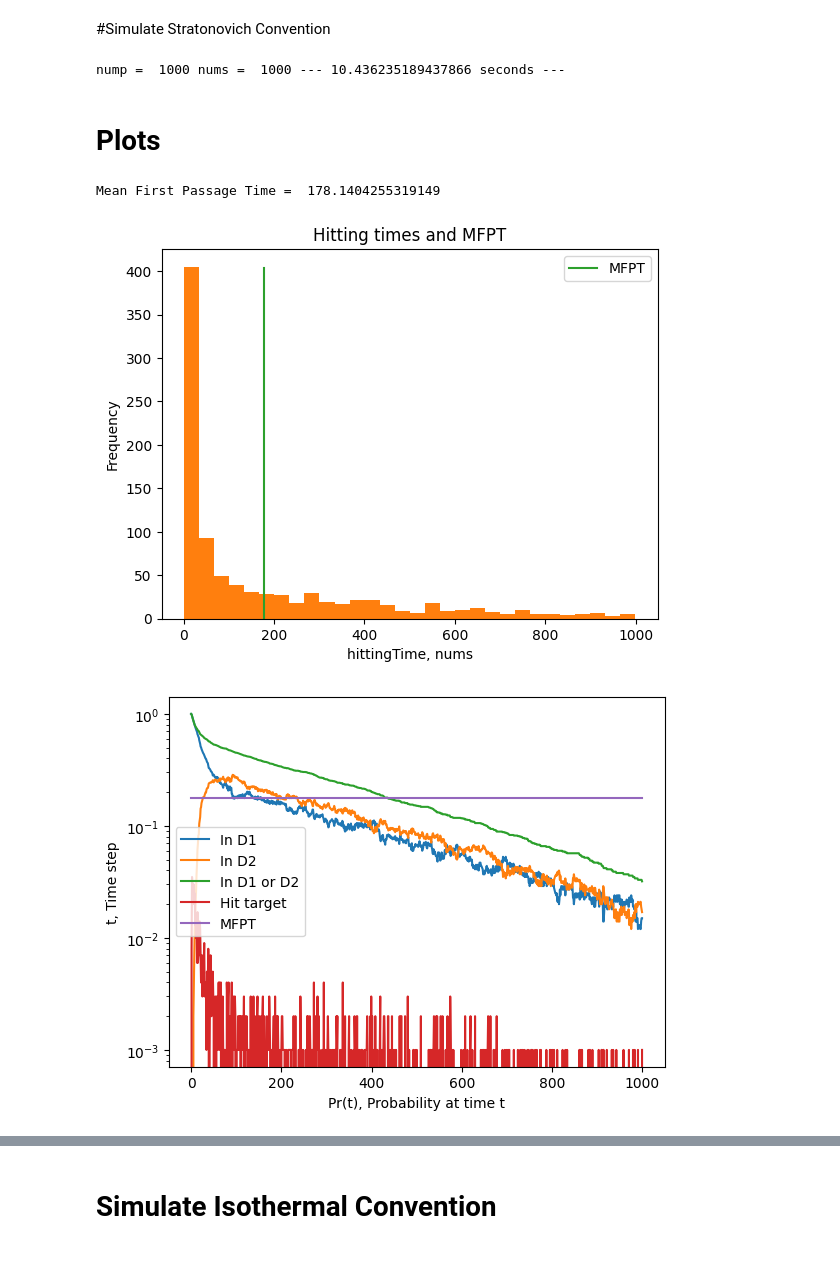
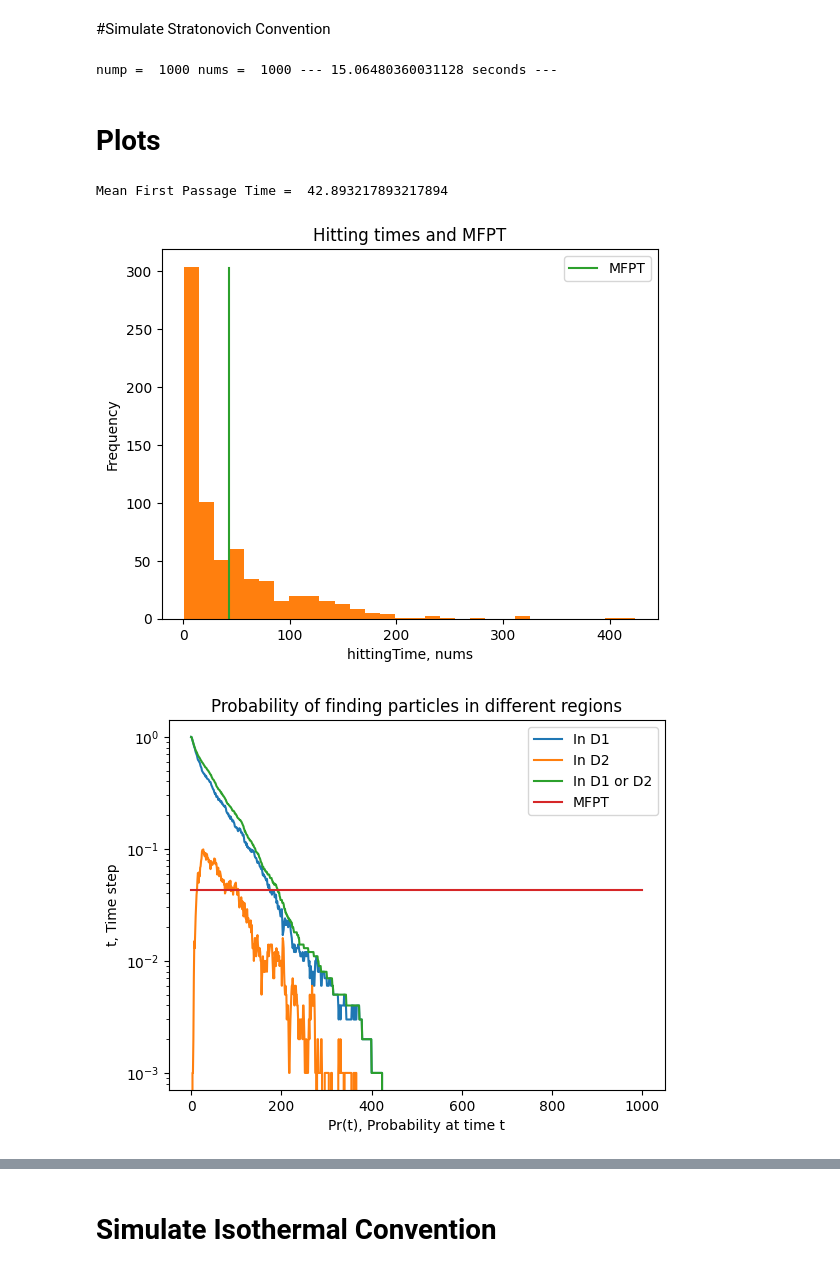
Before and after one commit to shreeganeshasharma/ParticleSimulations, a Jupyter notebook: 2DWithoutPores.ipynb, the cells around one changed output, grey strips where cells are left out. Cells and saved outputs as stored; diff of their text form; code cells hidden in the pictures.

```diff
--- a/2DWithoutPores.ipynb
+++ b/2DWithoutPores.ipynb
@@ -20,7 +20,7 @@ import math
 import numpy as np
 from scipy.stats import bernoulli
 import matplotlib.pyplot as plt
-
+np.random.seed(1653)
 #Brownian motion parameters
 #Dimensions - 1, 2 or 3
 dim = 2
@@ -37,7 +37,7 @@ R2 = 1
 #Diffusivity of inner medium
 D1 = 1
 #Diffusivity of outer medium
-D2 = 10
+D2 = 100
 
 #Radius of the target at the center
 R = R1 / 5
@@ -373,7 +306,7 @@ for i in range(nump):
 #Time taken to simulate motion of nump particles each taking nums steps
 print("nump = ", nump, "nums = ", nums, "--- %s seconds ---" % (time.time() - start_time))
 # %% [output]
-nump =  1000 nums =  1000 --- 10.436235189437866 seconds ---
+nump =  1000 nums =  1000 --- 15.06480360031128 seconds ---
 # %% [markdown]
 # Plots
 # %%
@@ -389,36 +322,37 @@ plt.ylabel("Frequency")
 plt.xlabel("hittingTime, nums")
 plt.title("Hitting times and MFPT")
 plt.legend()
+plt.savefig(f'/content/drive/MyDrive/Images/2D/WithoutPores/Hist_Strat_{nump}_{nums}_{D1}_{D2}.png')
 plt.show()
-#plt.savefig('/content/drive/MyDrive/Images/Hit_Strat_1_10.png')
 # %% [output]
-Mean First Passage Time =  178.1404255319149
+Mean First Passage Time =  42.893217893217894
-[figure, old version]
+[figure, new version]
 # %%
 #Probability of finding a particle in medium1 or medium2 or hiting the target
 count1 = np.zeros(nums)
 count2 = np.zeros(nums)
 count3 = np.zeros(nums)
 for t in range(nums):
   for p in range(nump):
     """Here it matters if I set a hitting particle to -1 or stick it there"""
     count3[t] += np.count_nonzero((0 < np.linalg.norm(Y[:, t, p])) & (np.linalg.norm(Y[:, t, p]) < R))
     count1[t] += np.count_nonzero((R < np.linalg.norm(Y[:, t, p])) & (np.linalg.norm(Y[:, t, p]) < R1))
     count2[t] += np.count_nonzero((R1 < np.linalg.norm(Y[:, t, p])) & (np.linalg.norm(Y[:, t, p]) < R2))
 
 xticks = np.linspace(1/nums, 1, nums)
 yticks = np.linspace(1/nums, 1, nums)
 plt.yscale("log")
 plt.plot(count1/nump)
 plt.plot(count2/nump)
 plt.plot((count1 + count2)/nump)
-plt.plot(count3/nump)
 plt.plot(np.tile(MFPT/nums, nums))
-plt.legend(["In D1", "In D2", "In D1 or D2", "Hit target","MFPT"])
+#plt.plot(count3/nump)
+plt.legend(["In D1", "In D2", "In D1 or D2", "MFPT", "Hit target"])
 plt.ylabel("t, Time step")
 plt.xlabel("Pr(t), Probability at time t")
+plt.title("Probability of finding particles in different regions")
+plt.savefig(f'/content/drive/MyDrive/Images/2D/WithoutPores/Prob_Strat_{nump}_{nums}_{D1}_{D2}.png')
 plt.show()
-#plt.savefig('/content/drive/MyDrive/Images/2D/WithoutPores/Prob_Strat_1_10.png')
 # %% [output]
-[figure, old version]
+[figure, new version]
 # %%
```
Also changed, not shown: parts of 129 cells of this notebook.
